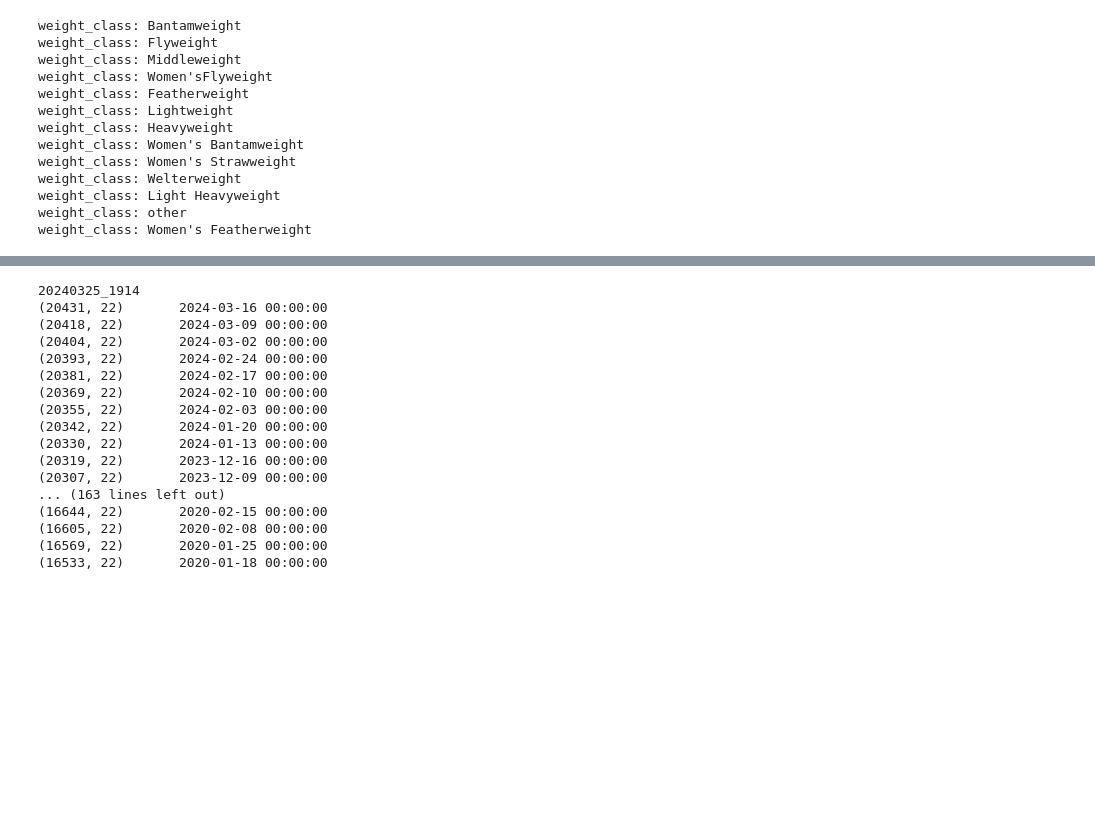
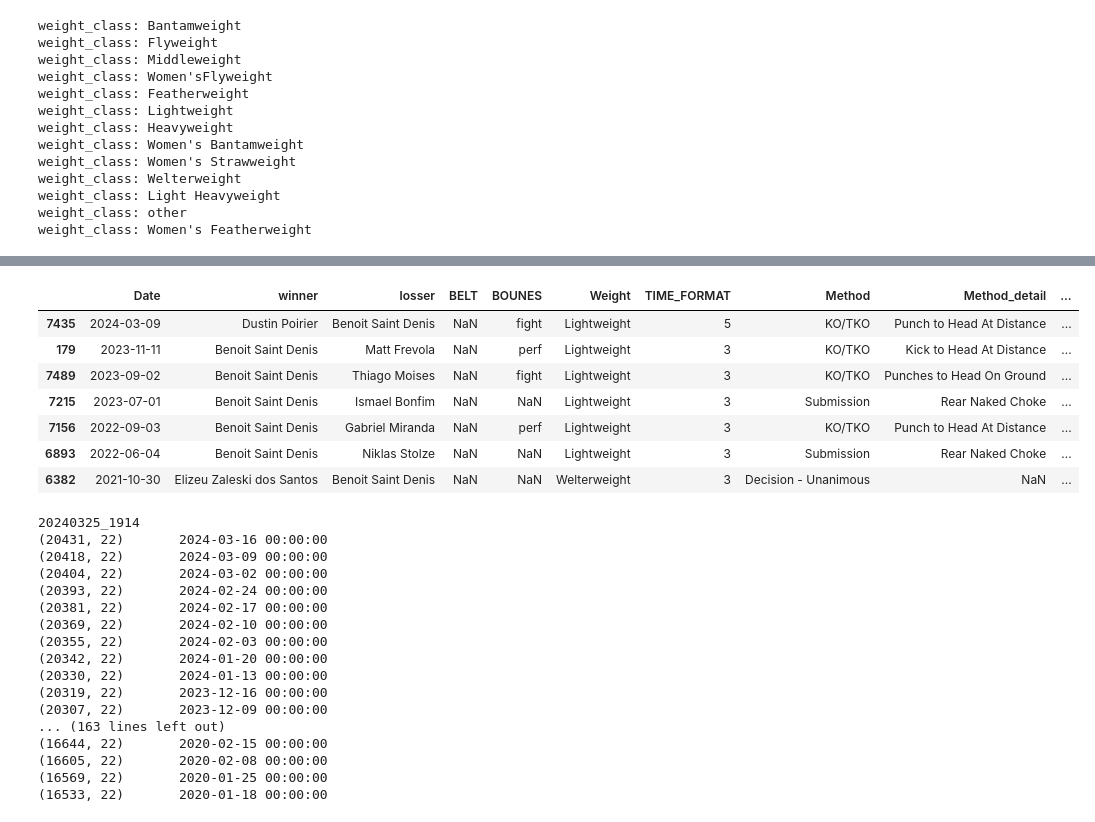
Before and after one commit to zarreh/mma_ranking, a Jupyter notebook: Notebooks/UFC_ranking/UFC_ranking_new.ipynb, the cells around one changed output, grey strips where cells are left out. Cells and saved outputs as stored; diff of their text form; code cells hidden in the pictures; blank space fills up the shorter version.

```diff
--- a/Notebooks/UFC_ranking/UFC_ranking_new.ipynb
+++ b/Notebooks/UFC_ranking/UFC_ranking_new.ipynb
@@ -351,3 +254,20 @@ KeyError: "None of ['Name'] are in the columns"
+# %%
+def display_matches(fighter_name, matches_df):
+    fighter_matches = matches_df[
+        (matches_df["winner"] == fighter_name) | (matches_df["losser"] == fighter_name)
+    ]
+    return fighter_matches
+# %%
+display_matches("Benoit Saint Denis", matches_df)
+# %% [output]
+|  | Date | winner | losser | BELT | BOUNES | Weight | TIME_FORMAT | Method | Method_detail | ... |
+| 7435 | 2024-03-09 | Dustin Poirier | Benoit Saint Denis | NaN | fight | Lightweight | 5 | KO/TKO | Punch to Head At Distance | ... |
+| 179 | 2023-11-11 | Benoit Saint Denis | Matt Frevola | NaN | perf | Lightweight | 3 | KO/TKO | Kick to Head At Distance | ... |
+| 7489 | 2023-09-02 | Benoit Saint Denis | Thiago Moises | NaN | fight | Lightweight | 3 | KO/TKO | Punches to Head On Ground | ... |
+| 7215 | 2023-07-01 | Benoit Saint Denis | Ismael Bonfim | NaN | NaN | Lightweight | 3 | Submission | Rear Naked Choke | ... |
+| 7156 | 2022-09-03 | Benoit Saint Denis | Gabriel Miranda | NaN | perf | Lightweight | 3 | KO/TKO | Punch to Head At Distance | ... |
+| 6893 | 2022-06-04 | Benoit Saint Denis | Niklas Stolze | NaN | NaN | Lightweight | 3 | Submission | Rear Naked Choke | ... |
+| 6382 | 2021-10-30 | Elizeu Zaleski dos Santos | Benoit Saint Denis | NaN | NaN | Welterweight | 3 | Decision - Unanimous | NaN | ... |
 # %%
 LONG_FORMAT_DATA_START = "2020-01-01"
 now = datetime.now()
```
Also changed, not shown: parts of 14 cells of this notebook.
